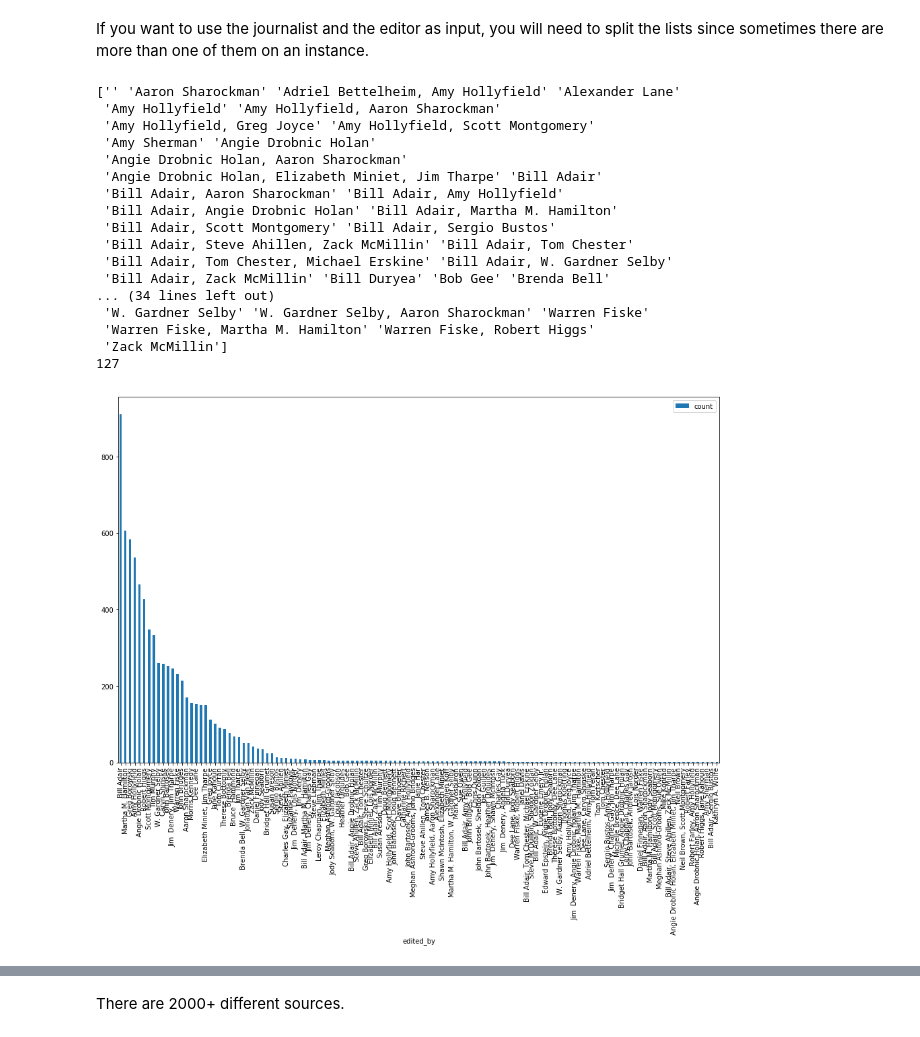
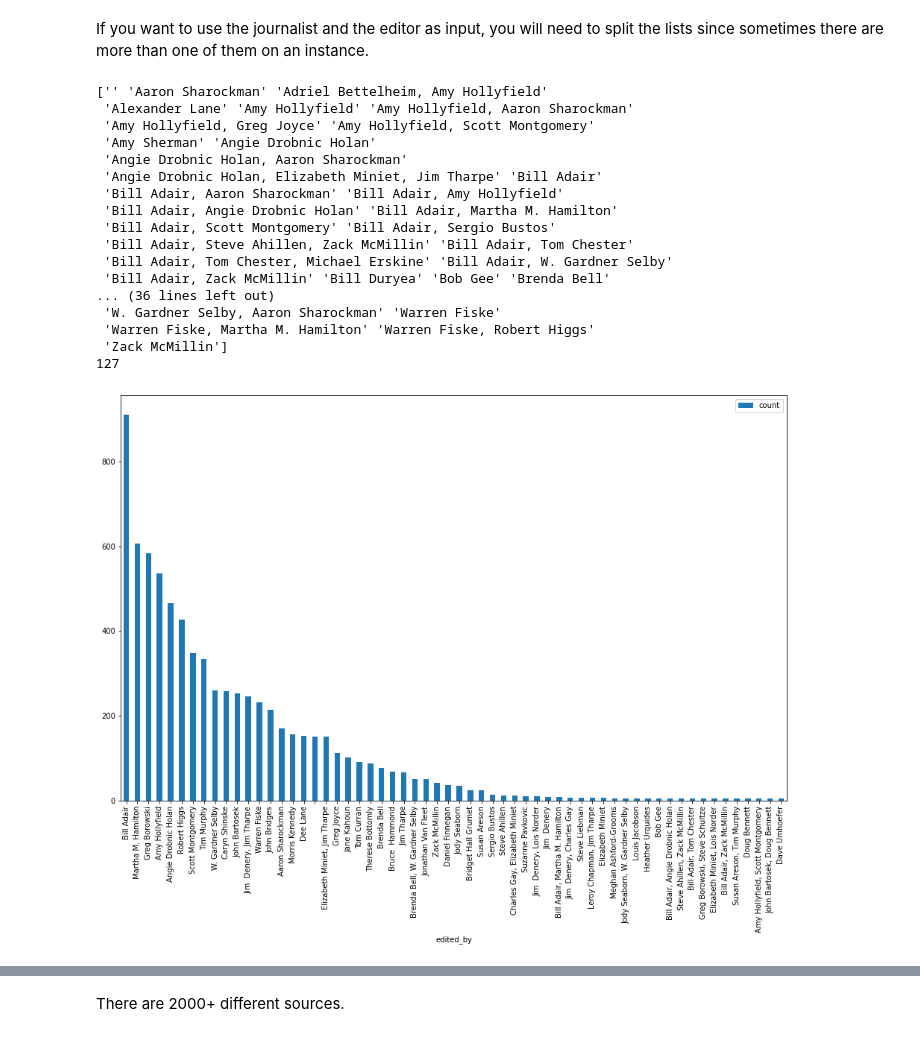
Before and after one commit to ramp-kits/fake_news, a Jupyter notebook: fake_news_starting_kit.ipynb, the cells around one changed output, grey strips where cells are left out. Drawn from its saved outputs; the diff is of its cells as text; code cells hidden in the pictures.

```diff
--- a/fake_news_starting_kit.ipynb
+++ b/fake_news_starting_kit.ipynb
@@ -152,29 +152,29 @@ If you want to use the journalist and the editor as input, you will need to spli
 # %%
 print(np.unique(data['edited_by']))
 print(len(np.unique(data['edited_by'])))
 data.groupby('edited_by').count()[['state']].rename(
     columns={'state': 'count'}).sort_values(
-    'count', ascending=False).reset_index().plot.bar(
+    'count', ascending=False).reset_index().iloc[:60,:].plot.bar(
         x='edited_by', y='count', figsize=(16, 10), fontsize=10);
 # %% [output]
-['' 'Aaron Sharockman' 'Adriel Bettelheim, Amy Hollyfield' 'Alexander Lane'
- 'Amy Hollyfield' 'Amy Hollyfield, Aaron Sharockman'
+['' 'Aaron Sharockman' 'Adriel Bettelheim, Amy Hollyfield'
+ 'Alexander Lane' 'Amy Hollyfield' 'Amy Hollyfield, Aaron Sharockman'
  'Amy Hollyfield, Greg Joyce' 'Amy Hollyfield, Scott Montgomery'
  'Amy Sherman' 'Angie Drobnic Holan'
  'Angie Drobnic Holan, Aaron Sharockman'
  'Angie Drobnic Holan, Elizabeth Miniet, Jim Tharpe' 'Bill Adair'
  'Bill Adair, Aaron Sharockman' 'Bill Adair, Amy Hollyfield'
  'Bill Adair, Angie Drobnic Holan' 'Bill Adair, Martha M. Hamilton'
  'Bill Adair, Scott Montgomery' 'Bill Adair, Sergio Bustos'
  'Bill Adair, Steve Ahillen, Zack McMillin' 'Bill Adair, Tom Chester'
  'Bill Adair, Tom Chester, Michael Erskine' 'Bill Adair, W. Gardner Selby'
  'Bill Adair, Zack McMillin' 'Bill Duryea' 'Bob Gee' 'Brenda Bell'
-... (34 lines left out)
- 'W. Gardner Selby' 'W. Gardner Selby, Aaron Sharockman' 'Warren Fiske'
+... (36 lines left out)
+ 'W. Gardner Selby, Aaron Sharockman' 'Warren Fiske'
  'Warren Fiske, Martha M. Hamilton' 'Warren Fiske, Robert Higgs'
  'Zack McMillin']
 127
-[figure, old version]
+[figure, new version]
 # %%
 print(np.unique(data['researched_by']))
 print(len(np.unique(data['researched_by'])))
```
Also changed, not shown: parts of 39 cells of this notebook, 7 other files.
